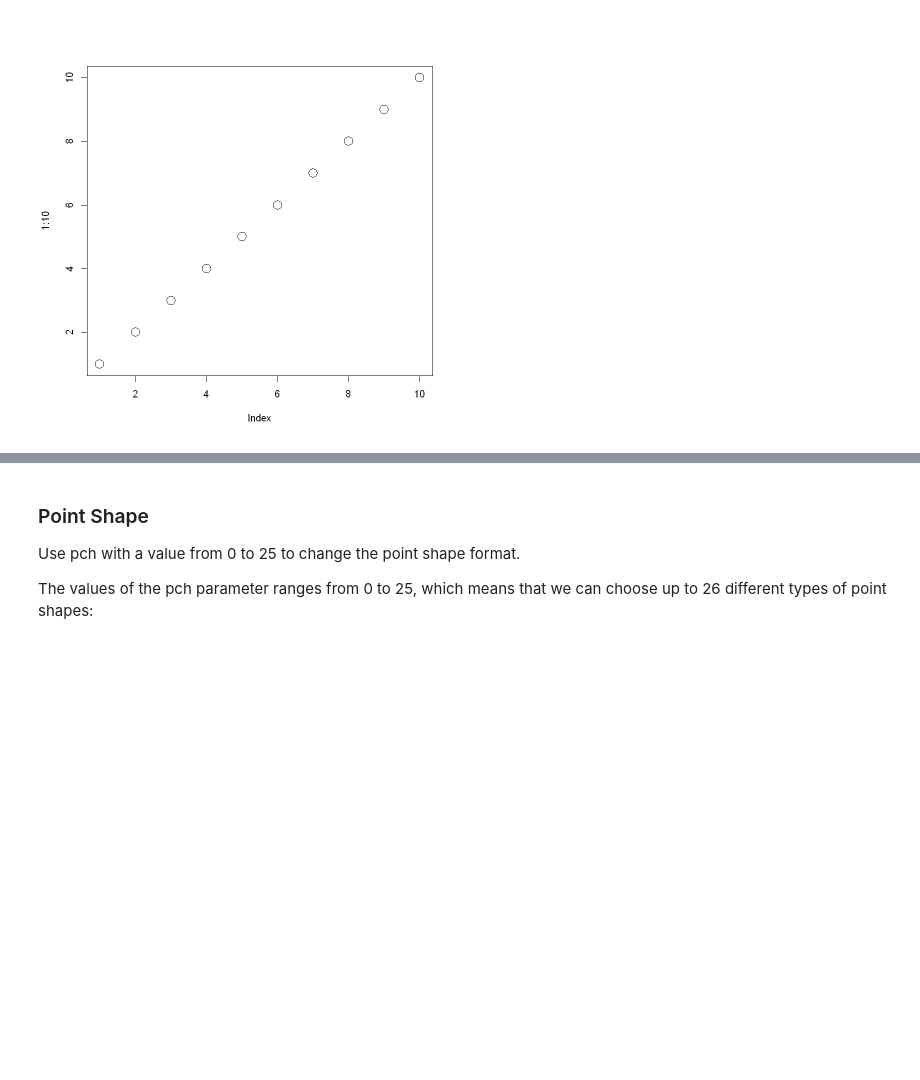
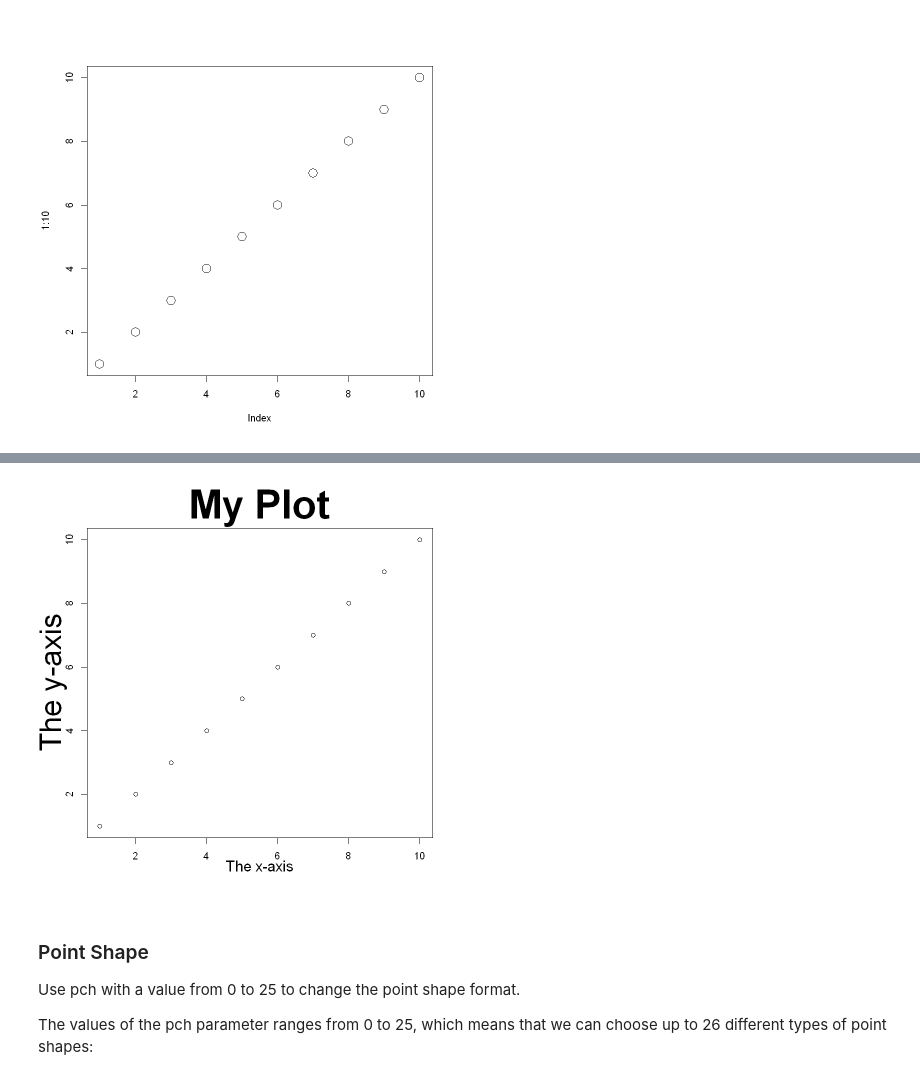
Before and after one commit to prodigy234/Complete_Data_Science_Full_Course, a Jupyter notebook: R Programming/17.R Plotting.ipynb, the cells around one changed output, grey strips where cells are left out. Drawn from its saved outputs; the diff is of its cells as text; code cells hidden in the pictures; blank space fills up the shorter version.

```diff
--- a/R Programming/17.R Plotting.ipynb
+++ b/R Programming/17.R Plotting.ipynb
@@ -231,3 +259,17 @@ plot(1:10, cex=2)
+# %%
+plot(1:10,
+     main="My Plot",
+     xlab="",
+     ylab="",
+     cex.main=4)
+
+# Add custom X-axis label
+mtext("The x-axis", side = 1, line = 2, cex = 1.5)
+
+# Add custom Y-axis label
+mtext("The y-axis", side = 2, line = 2, cex = 3)
+# %% [output]
+[figure, added]
 # %% [markdown]
 ### Point Shape
 
```
Also changed, not shown: parts of 7 cells of this notebook.
